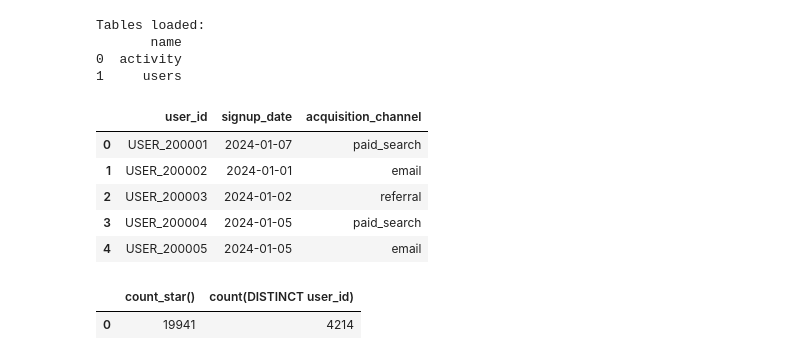
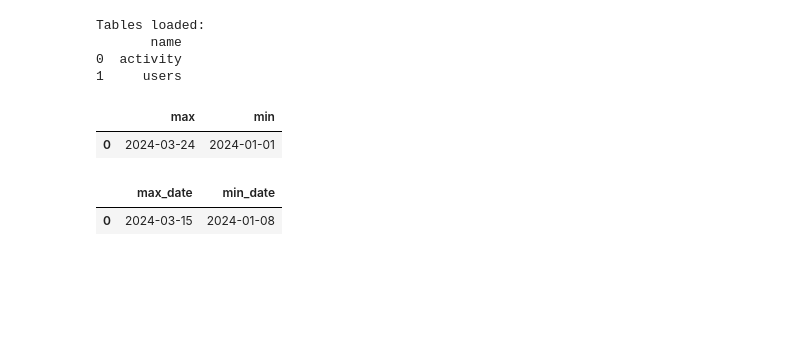
Before and after one commit to Avneesh-b7/product_analytics, a Jupyter notebook: e2e_project/cohort.ipynb, the cells around one changed output. Saved outputs shown, nothing was run; the diff lists cells and outputs as text; code cells hidden in the pictures; blank space fills up the shorter version.

```diff
--- a/e2e_project/cohort.ipynb
+++ b/e2e_project/cohort.ipynb
@@ -38,16 +73,12 @@ Tables loaded:
 0  activity
 1     users
 # %%
-con.execute("SELECT * FROM users LIMIT 5").df()
+con.execute("SELECT max(signup_date) as max , min(signup_date) as min FROM users LIMIT 5").df()
 # %% [output]
-|  | user_id | signup_date | acquisition_channel |
-| 0 | USER_200001 | 2024-01-07 | paid_search |
-| 1 | USER_200002 | 2024-01-01 | email |
-| 2 | USER_200003 | 2024-01-02 | referral |
-| 3 | USER_200004 | 2024-01-05 | paid_search |
-| 4 | USER_200005 | 2024-01-05 | email |
+|  | max | min |
+| 0 | 2024-03-24 | 2024-01-01 |
 # %%
-con.execute("SELECT count(*) , count(distinct user_id) FROM activity").df()
+con.execute("SELECT max(workout_logged_date) as max_date, min(workout_logged_date) as min_date FROM activity").df()
 # %% [output]
-|  | count_star() | count(DISTINCT user_id) |
-| 0 | 19941 | 4214 |
+|  | max_date | min_date |
+| 0 | 2024-03-15 | 2024-01-08 |
```
Also changed, not shown: parts of 16 cells of this notebook, 3 other files.
